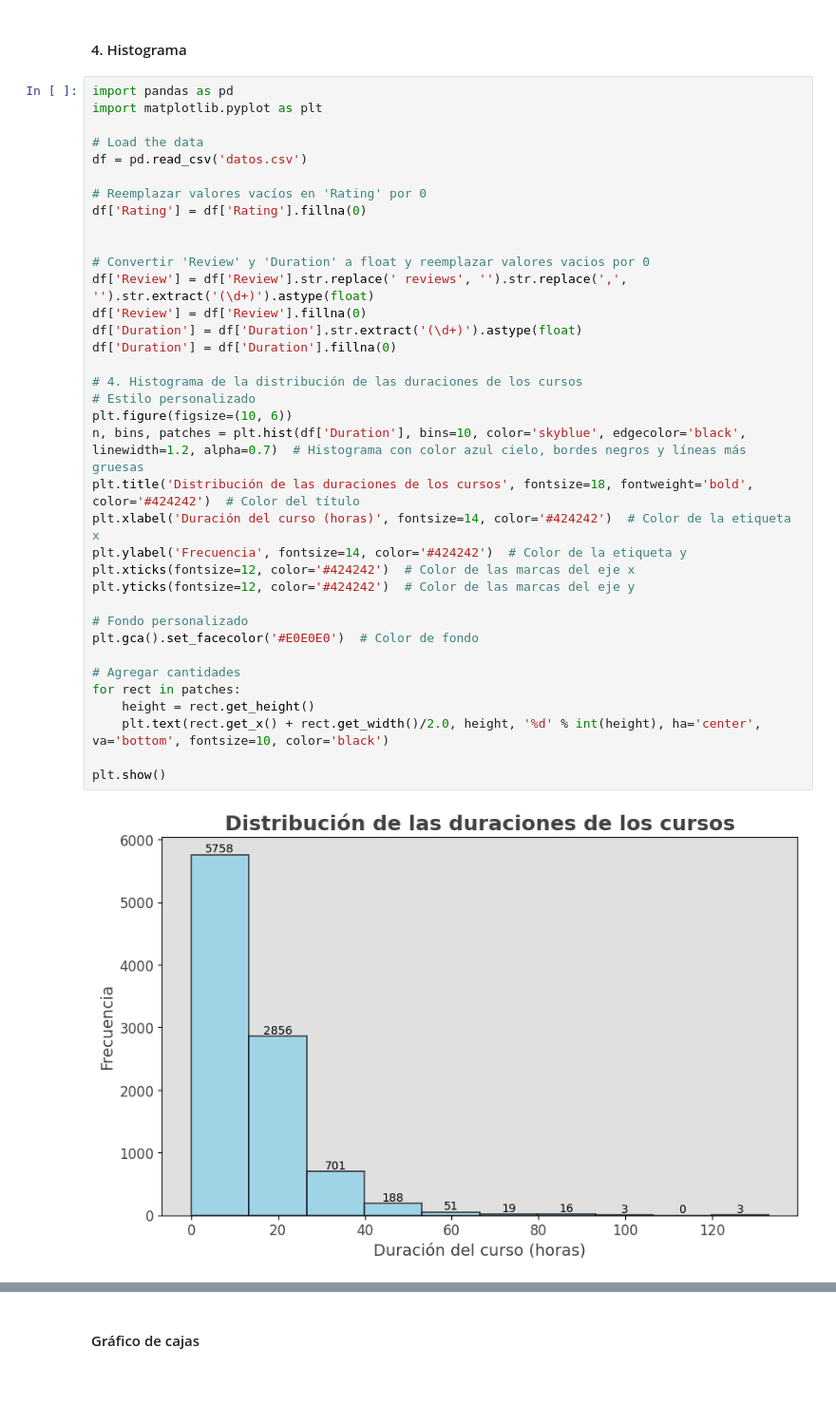
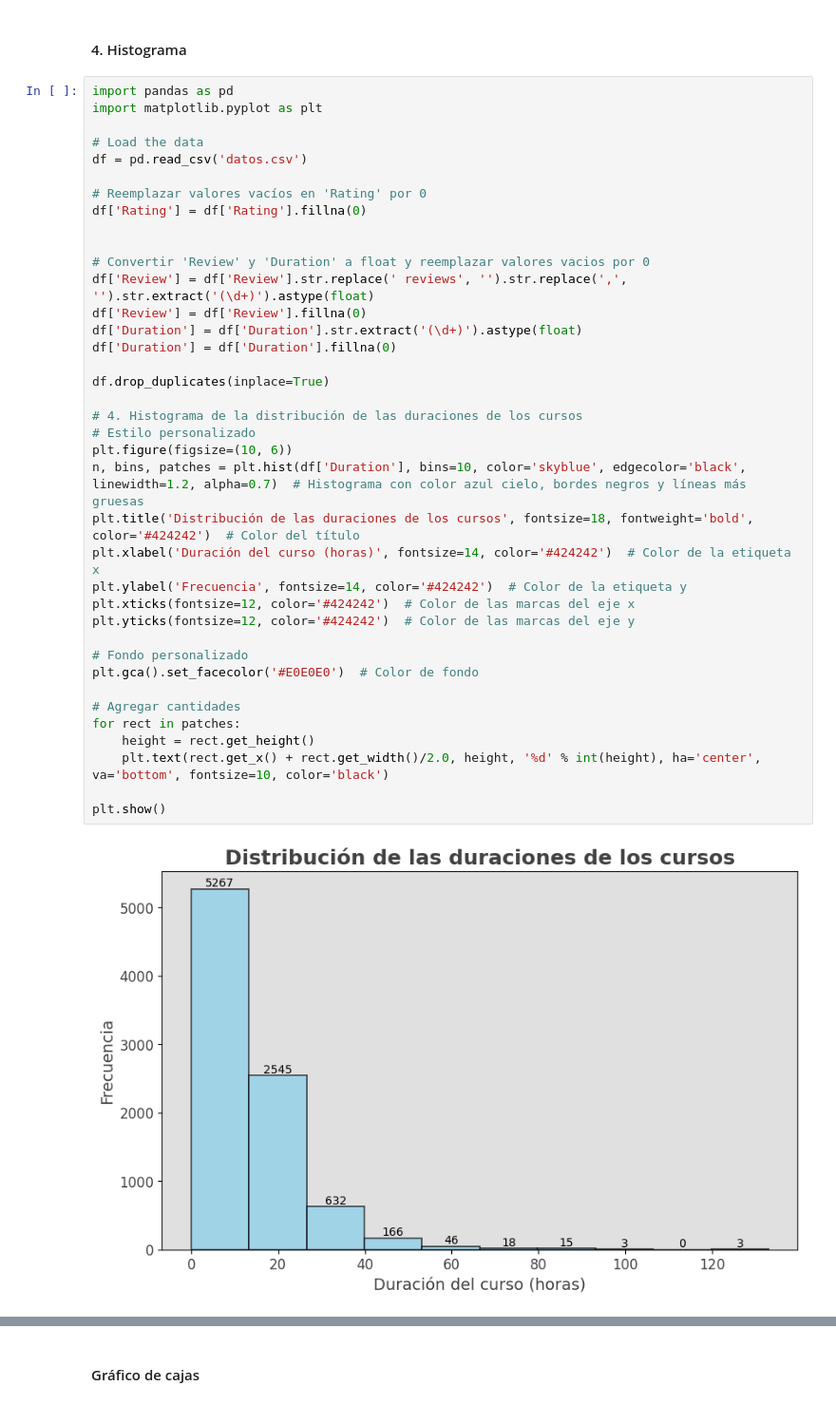
Before and after one commit to IsNotKev/-SS2-P_202004816, a Jupyter notebook: Práctica2/p2.ipynb, the cells around one changed output, grey strips where cells are left out. Shown at 95% size. Saved outputs shown, nothing was run; the diff lists cells and outputs as text.

```diff
--- a/Práctica2/p2.ipynb
+++ b/Práctica2/p2.ipynb
@@ -291,32 +323,34 @@ df = pd.read_csv('datos.csv')
 # Reemplazar valores vacíos en 'Rating' por 0
 df['Rating'] = df['Rating'].fillna(0)
 
 
 # Convertir 'Review' y 'Duration' a float y reemplazar valores vacios por 0
 df['Review'] = df['Review'].str.replace(' reviews', '').str.replace(',', '').str.extract('(\d+)').astype(float)
 df['Review'] = df['Review'].fillna(0)
 df['Duration'] = df['Duration'].str.extract('(\d+)').astype(float)
 df['Duration'] = df['Duration'].fillna(0)
+
+df.drop_duplicates(inplace=True)
 
 # 4. Histograma de la distribución de las duraciones de los cursos
 # Estilo personalizado
 plt.figure(figsize=(10, 6))
 n, bins, patches = plt.hist(df['Duration'], bins=10, color='skyblue', edgecolor='black', linewidth=1.2, alpha=0.7)  # Histograma con color azul cielo, bordes negros y líneas más gruesas
 plt.title('Distribución de las duraciones de los cursos', fontsize=18, fontweight='bold', color='#424242')  # Color del título
 plt.xlabel('Duración del curso (horas)', fontsize=14, color='#424242')  # Color de la etiqueta x
 plt.ylabel('Frecuencia', fontsize=14, color='#424242')  # Color de la etiqueta y
 plt.xticks(fontsize=12, color='#424242')  # Color de las marcas del eje x
 plt.yticks(fontsize=12, color='#424242')  # Color de las marcas del eje y
 
 # Fondo personalizado
 plt.gca().set_facecolor('#E0E0E0')  # Color de fondo
 
 # Agregar cantidades
 for rect in patches:
     height = rect.get_height()
     plt.text(rect.get_x() + rect.get_width()/2.0, height, '%d' % int(height), ha='center', va='bottom', fontsize=10, color='black')
 
 plt.show()
 # %% [output]
-[figure, old version]
+[figure, new version]
 # %% [markdown]
```
Also changed, not shown: parts of 15 cells of this notebook.
